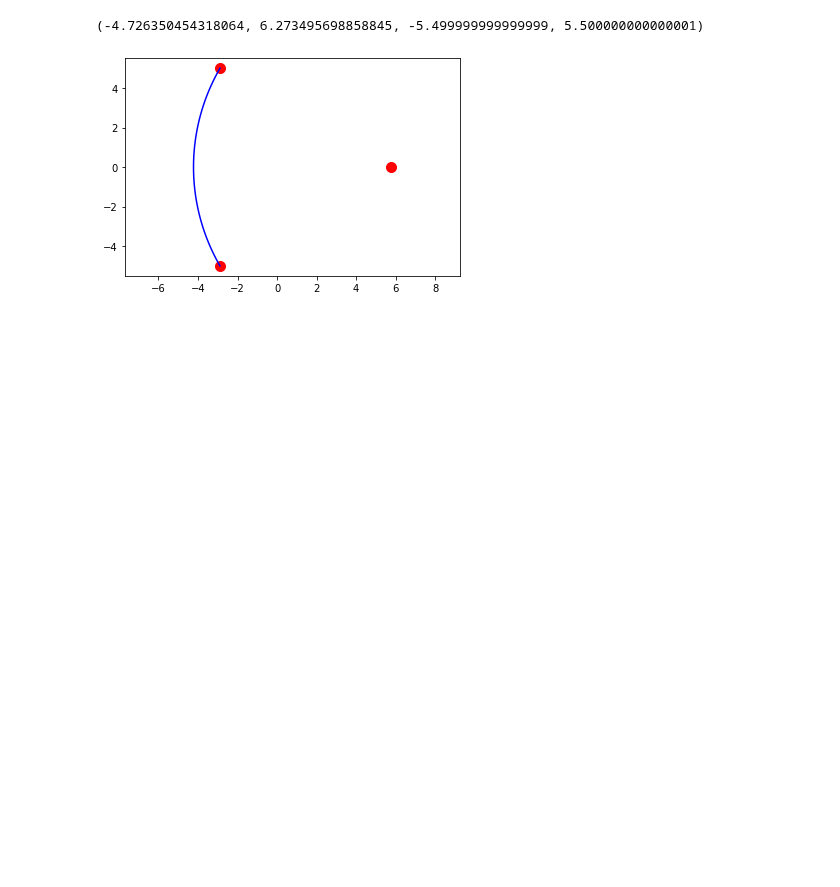
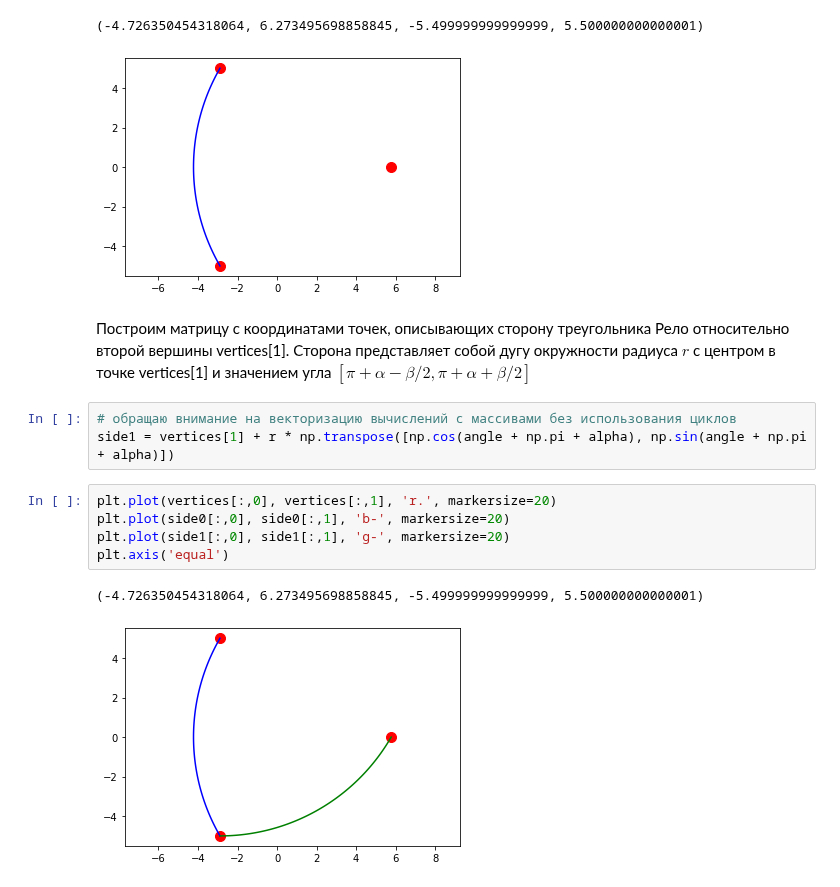
Before and after one commit to anshpak/jupyter-tasks, a Jupyter notebook: KM2_Lb04_Shpak.ipynb, the cells around one changed output. Drawn from its saved outputs; the diff is of its cells as text; blank space fills up the shorter version.

Commit message:
feat: add the second side of the Reuleaux triangle

```diff
--- a/KM2_Lb04_Shpak.ipynb
+++ b/KM2_Lb04_Shpak.ipynb
@@ -133,3 +139,16 @@ plt.axis('equal')
 # %% [output]
 (-4.726350454318064, 6.273495698858845, -5.499999999999999, 5.500000000000001)
 [figure]
+# %% [markdown]
+Построим матрицу с координатами точек, описывающих сторону треугольника Рело относительно второй вершины vertices[1]. Сторона представляет собой дугу окружности радиуса $r$ с центром в точке vertices[1] и значением угла $\left[ \pi + \alpha - \beta / 2, \pi + \alpha + \beta / 2 \right]$
+# %%
+# обращаю внимание на векторизацию вычислений с массивами без использования циклов
+side1 = vertices[1] + r * np.transpose([np.cos(angle + np.pi + alpha), np.sin(angle + np.pi + alpha)])
+# %%
+plt.plot(vertices[:,0], vertices[:,1], 'r.', markersize=20)
+plt.plot(side0[:,0], side0[:,1], 'b-', markersize=20)
+plt.plot(side1[:,0], side1[:,1], 'g-', markersize=20)
+plt.axis('equal')
+# %% [output]
+(-4.726350454318064, 6.273495698858845, -5.499999999999999, 5.500000000000001)
+[figure, added]
```
Also changed, not shown: parts of 3 cells of this notebook.
